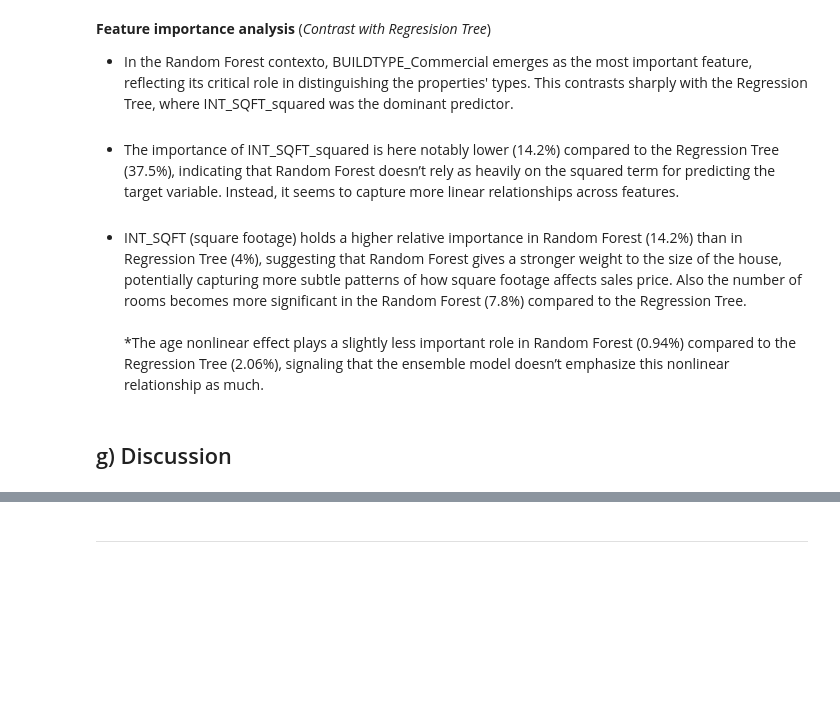
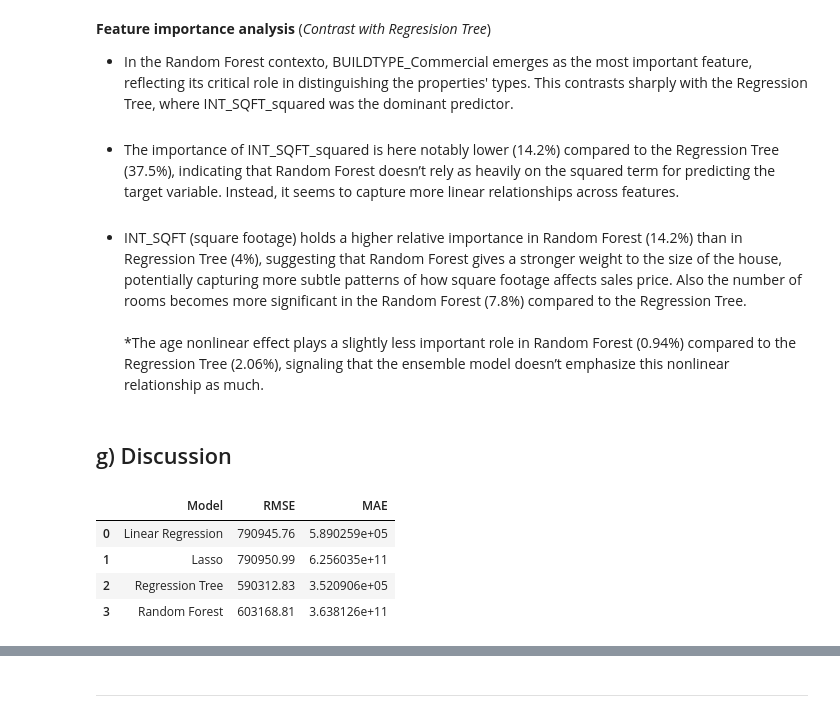
Before and after one commit to JoseEliasDuranRoa/Prediction-Models-for-Housing-Prices-in-Chennai, a Jupyter notebook: ProblemSet1_DuránRoa_JoséElías.ipynb, the cells around one changed output, grey strips where cells are left out. Cells and saved outputs as stored; diff of their text form; code cells hidden in the pictures; blank space fills up the shorter version.

```diff
--- a/ProblemSet1_DuránRoa_JoséElías.ipynb
+++ b/ProblemSet1_DuránRoa_JoséElías.ipynb
@@ -754,3 +753,19 @@ plt.show()
 *The age nonlinear effect plays a slightly less important role in Random Forest (0.94%) compared to the Regression Tree (2.06%), signaling that the ensemble model doesn’t emphasize this nonlinear relationship as much.
 # %% [markdown]
 ## g) Discussion
+# %%
+# Display the relevant metrics to be compared
+data = {
+    "Model": ["Linear Regression", "Lasso", "Regression Tree", "Random Forest"],
+    "RMSE": [790945.76, 790950.99, 590312.83, 603168.81],
+    "MAE": [589025.90, 625603464280.64, 352090.59, 363812609390.93]
+}
+
+results_df = pd.DataFrame(data)
+results_df
+# %% [output]
+|  | Model | RMSE | MAE |
+| 0 | Linear Regression | 790945.76 | 5.890259e+05 |
+| 1 | Lasso | 790950.99 | 6.256035e+11 |
+| 2 | Regression Tree | 590312.83 | 3.520906e+05 |
+| 3 | Random Forest | 603168.81 | 3.638126e+11 |
```
Also changed, not shown: parts of 6 cells of this notebook.
